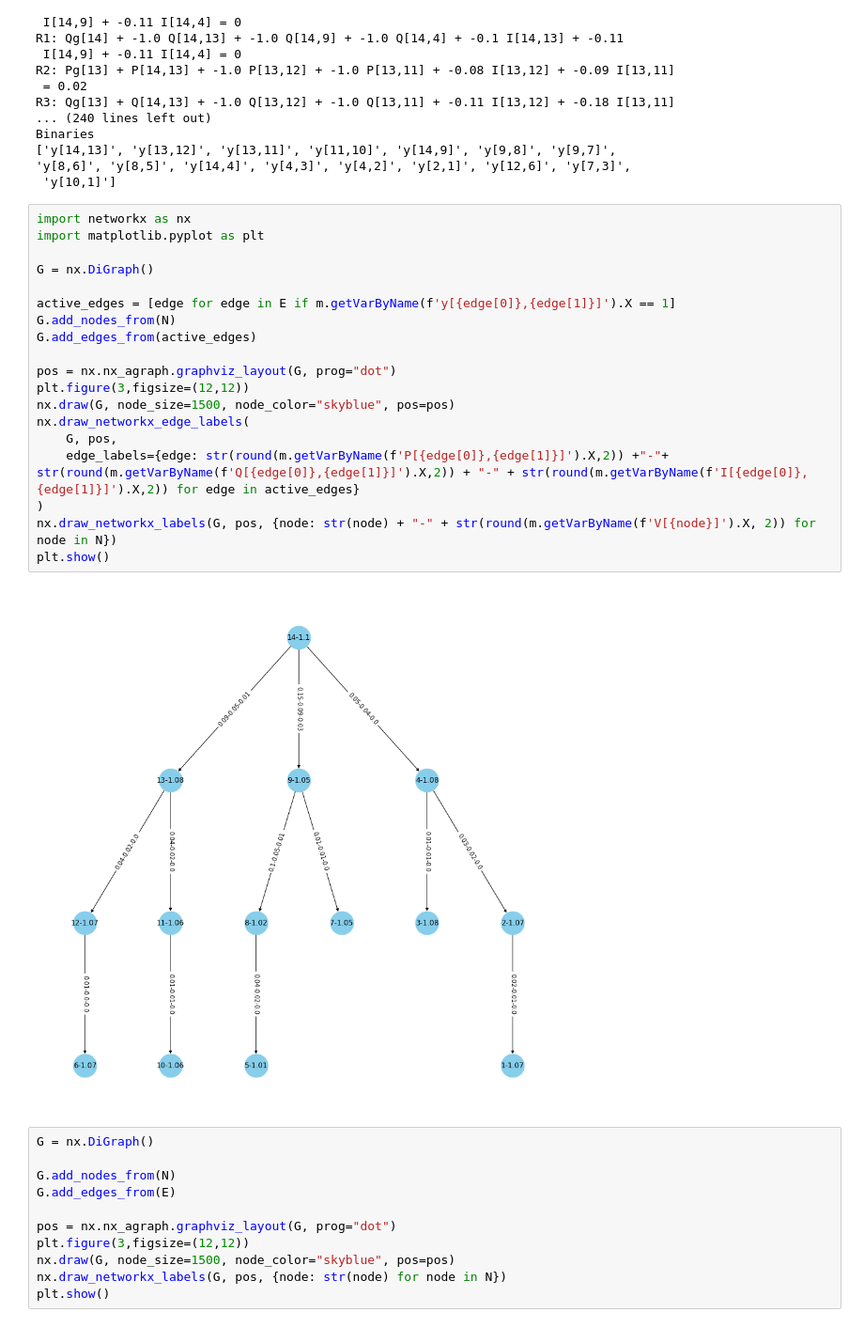
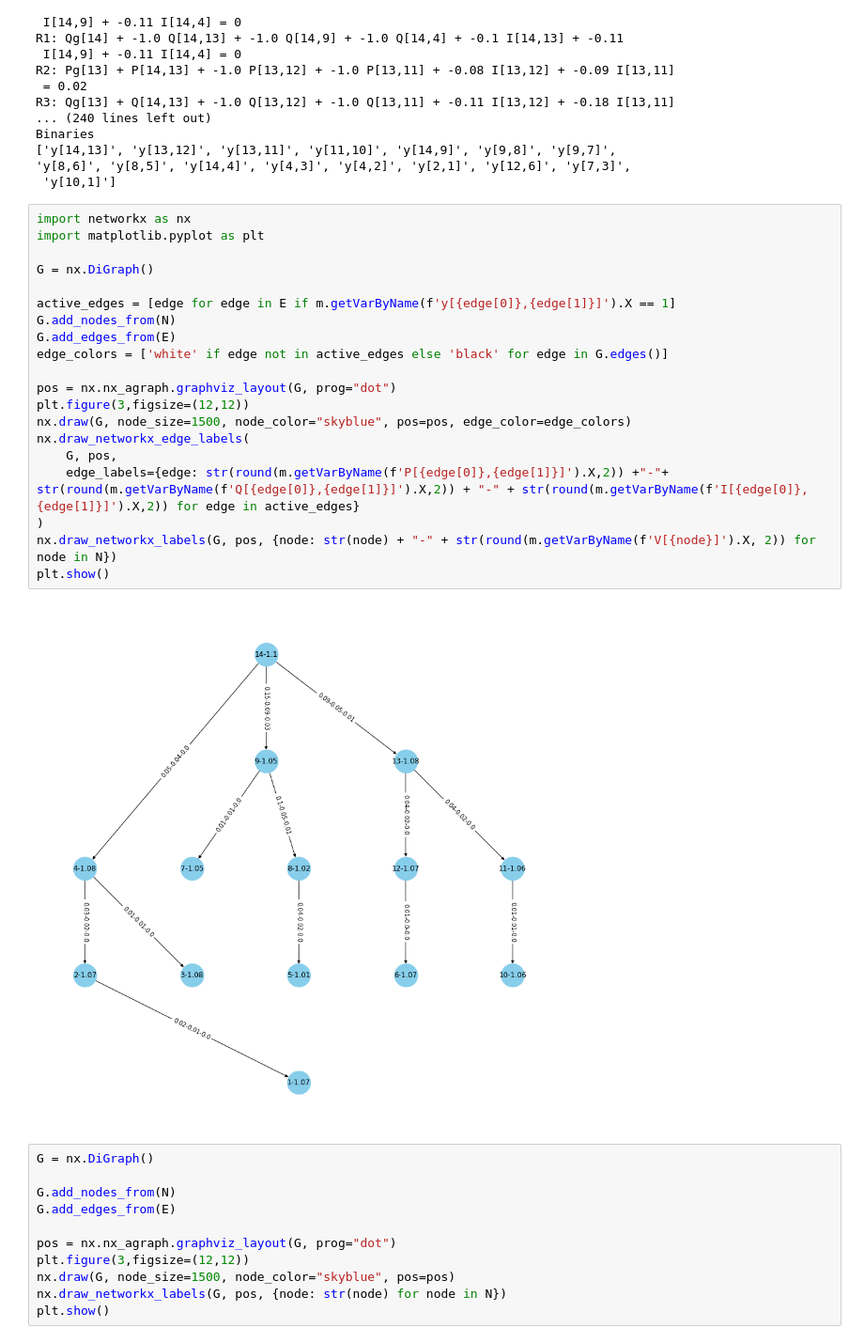
Before and after one commit to CamiloAguilarL/proyecto-flujo-redes, a Jupyter notebook: Modelo Proyecto.ipynb, the cells around one changed output. Shown: that part at 94% size. Saved outputs shown, nothing was run; the diff lists cells and outputs as text.

Commit message:
Improve visualization graph

```diff
--- a/Modelo Proyecto.ipynb
+++ b/Modelo Proyecto.ipynb
@@ -274,24 +284,25 @@ Binaries
 # %%
 import networkx as nx
 import matplotlib.pyplot as plt
 
 G = nx.DiGraph()
 
 active_edges = [edge for edge in E if m.getVarByName(f'y[{edge[0]},{edge[1]}]').X == 1]
 G.add_nodes_from(N)
-G.add_edges_from(active_edges)
+G.add_edges_from(E)
+edge_colors = ['white' if edge not in active_edges else 'black' for edge in G.edges()]
 
 pos = nx.nx_agraph.graphviz_layout(G, prog="dot")
 plt.figure(3,figsize=(12,12))
-nx.draw(G, node_size=1500, node_color="skyblue", pos=pos)
+nx.draw(G, node_size=1500, node_color="skyblue", pos=pos, edge_color=edge_colors)
 nx.draw_networkx_edge_labels(
     G, pos,
     edge_labels={edge: str(round(m.getVarByName(f'P[{edge[0]},{edge[1]}]').X,2)) +"-"+ str(round(m.getVarByName(f'Q[{edge[0]},{edge[1]}]').X,2)) + "-" + str(round(m.getVarByName(f'I[{edge[0]},{edge[1]}]').X,2)) for edge in active_edges}
 )
 nx.draw_networkx_labels(G, pos, {node: str(node) + "-" + str(round(m.getVarByName(f'V[{node}]').X, 2)) for node in N})
 plt.show()
 # %% [output]
-[figure, old version]
+[figure, new version]
 # %%
 G = nx.DiGraph()
 
```
Also changed, not shown: parts of 2 cells of this notebook.
